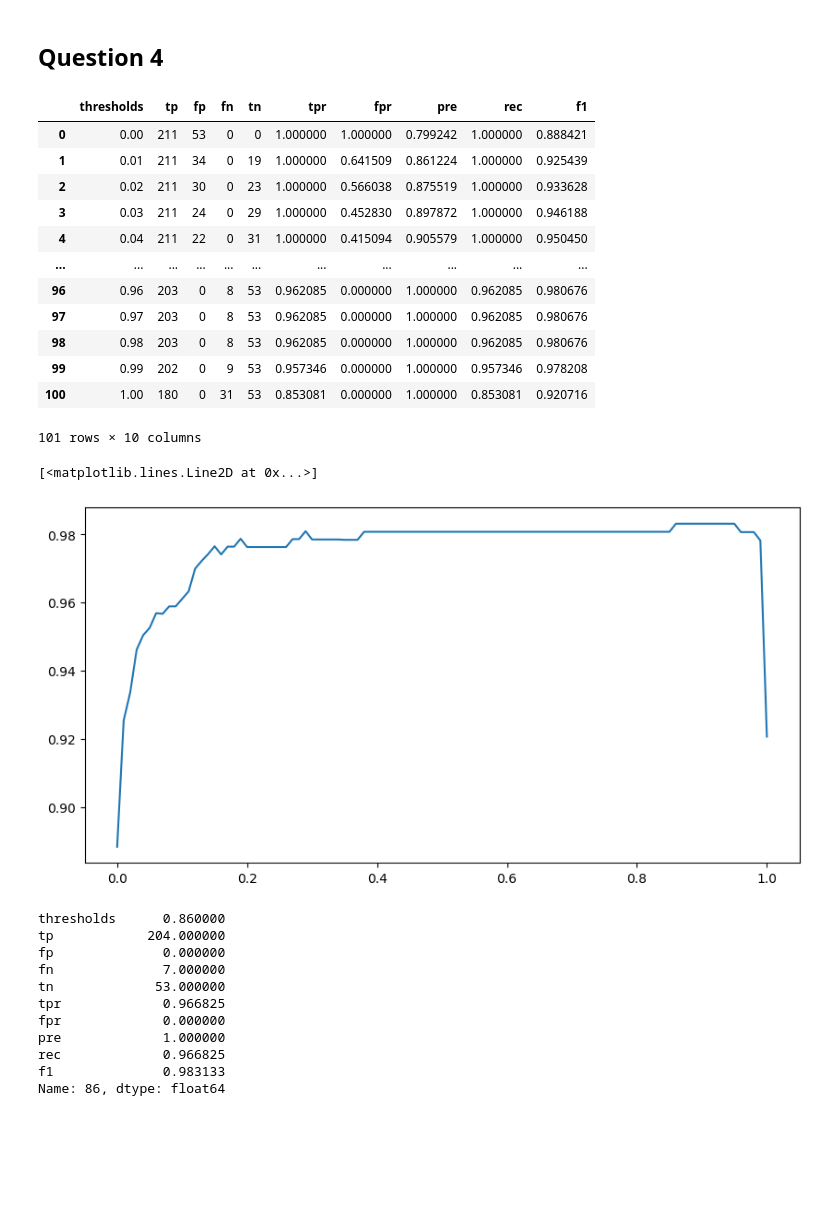
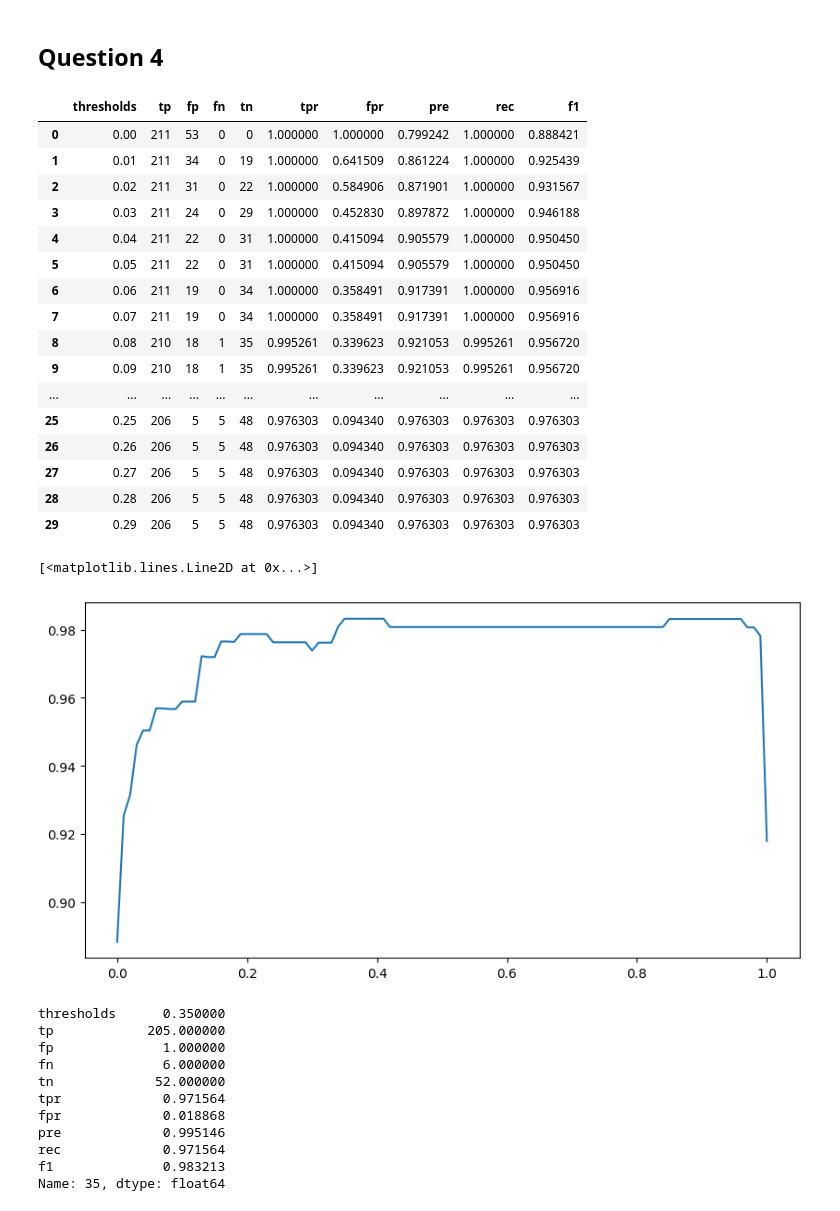
Before and after one commit to Nattawatt/mlzoomcamp, a Jupyter notebook: 04-evaluation/HW04.ipynb, the cells around one changed output. Cells and saved outputs as stored; diff of their text form; code cells hidden in the pictures; blank space fills up the shorter version.

```diff
--- a/04-evaluation/HW04.ipynb
+++ b/04-evaluation/HW04.ipynb
@@ -56,7 +55,7 @@ train_dicts = df_train[columns].to_dict(orient = 'records')
 dv = DictVectorizer(sparse= False)
 X_train = dv.fit_transform(train_dicts)
 
-LogisticRegression(solver='liblinear', C=1.0, max_iter=1000)
+model = LogisticRegression(solver='liblinear', C=1.0, max_iter=1000)
 
 model.fit(X_train,y_train)
 
@@ -154,39 +144,43 @@ plt.show()
 # %%
 df_scores['f1'] = 2 * df_scores['pre'] * df_scores['rec']/(df_scores['pre'] + df_scores['rec'])
 # %%
-df_scores
+df_scores.head(30)
 # %% [output]
 |  | thresholds | tp | fp | fn | tn | tpr | fpr | pre | rec | f1 |
 | 0 | 0.00 | 211 | 53 | 0 | 0 | 1.000000 | 1.000000 | 0.799242 | 1.000000 | 0.888421 |
 | 1 | 0.01 | 211 | 34 | 0 | 19 | 1.000000 | 0.641509 | 0.861224 | 1.000000 | 0.925439 |
-| 2 | 0.02 | 211 | 30 | 0 | 23 | 1.000000 | 0.566038 | 0.875519 | 1.000000 | 0.933628 |
+| 2 | 0.02 | 211 | 31 | 0 | 22 | 1.000000 | 0.584906 | 0.871901 | 1.000000 | 0.931567 |
 | 3 | 0.03 | 211 | 24 | 0 | 29 | 1.000000 | 0.452830 | 0.897872 | 1.000000 | 0.946188 |
 | 4 | 0.04 | 211 | 22 | 0 | 31 | 1.000000 | 0.415094 | 0.905579 | 1.000000 | 0.950450 |
+| 5 | 0.05 | 211 | 22 | 0 | 31 | 1.000000 | 0.415094 | 0.905579 | 1.000000 | 0.950450 |
+| 6 | 0.06 | 211 | 19 | 0 | 34 | 1.000000 | 0.358491 | 0.917391 | 1.000000 | 0.956916 |
+| 7 | 0.07 | 211 | 19 | 0 | 34 | 1.000000 | 0.358491 | 0.917391 | 1.000000 | 0.956916 |
+| 8 | 0.08 | 210 | 18 | 1 | 35 | 0.995261 | 0.339623 | 0.921053 | 0.995261 | 0.956720 |
+| 9 | 0.09 | 210 | 18 | 1 | 35 | 0.995261 | 0.339623 | 0.921053 | 0.995261 | 0.956720 |
 | ... | ... | ... | ... | ... | ... | ... | ... | ... | ... | ... |
-| 96 | 0.96 | 203 | 0 | 8 | 53 | 0.962085 | 0.000000 | 1.000000 | 0.962085 | 0.980676 |
-| 97 | 0.97 | 203 | 0 | 8 | 53 | 0.962085 | 0.000000 | 1.000000 | 0.962085 | 0.980676 |
-| 98 | 0.98 | 203 | 0 | 8 | 53 | 0.962085 | 0.000000 | 1.000000 | 0.962085 | 0.980676 |
-| 99 | 0.99 | 202 | 0 | 9 | 53 | 0.957346 | 0.000000 | 1.000000 | 0.957346 | 0.978208 |
-| 100 | 1.00 | 180 | 0 | 31 | 53 | 0.853081 | 0.000000 | 1.000000 | 0.853081 | 0.920716 |
+| 25 | 0.25 | 206 | 5 | 5 | 48 | 0.976303 | 0.094340 | 0.976303 | 0.976303 | 0.976303 |
+| 26 | 0.26 | 206 | 5 | 5 | 48 | 0.976303 | 0.094340 | 0.976303 | 0.976303 | 0.976303 |
+| 27 | 0.27 | 206 | 5 | 5 | 48 | 0.976303 | 0.094340 | 0.976303 | 0.976303 | 0.976303 |
+| 28 | 0.28 | 206 | 5 | 5 | 48 | 0.976303 | 0.094340 | 0.976303 | 0.976303 | 0.976303 |
+| 29 | 0.29 | 206 | 5 | 5 | 48 | 0.976303 | 0.094340 | 0.976303 | 0.976303 | 0.976303 |
-101 rows × 10 columns
 # %%
 plt.figure(figsize=(10, 5))
 
 plt.plot(df_scores.thresholds, df_scores.f1)
 # %% [output]
 [<matplotlib.lines.Line2D at 0x...>]
-[figure, old version]
+[figure, new version]
 # %%
 df_scores.iloc[df_scores.f1.idxmax()]
 # %% [output]
-thresholds      0.860000
-tp            204.000000
-fp              0.000000
-fn              7.000000
-tn             53.000000
-tpr             0.966825
-fpr             0.000000
-pre             1.000000
-rec             0.966825
-f1              0.983133
-Name: 86, dtype: float64
+thresholds      0.350000
+tp            205.000000
+fp              1.000000
+fn              6.000000
+tn             52.000000
+tpr             0.971564
+fpr             0.018868
+pre             0.995146
+rec             0.971564
+f1              0.983213
+Name: 35, dtype: float64
```
Also changed, not shown: parts of 15 cells of this notebook.
